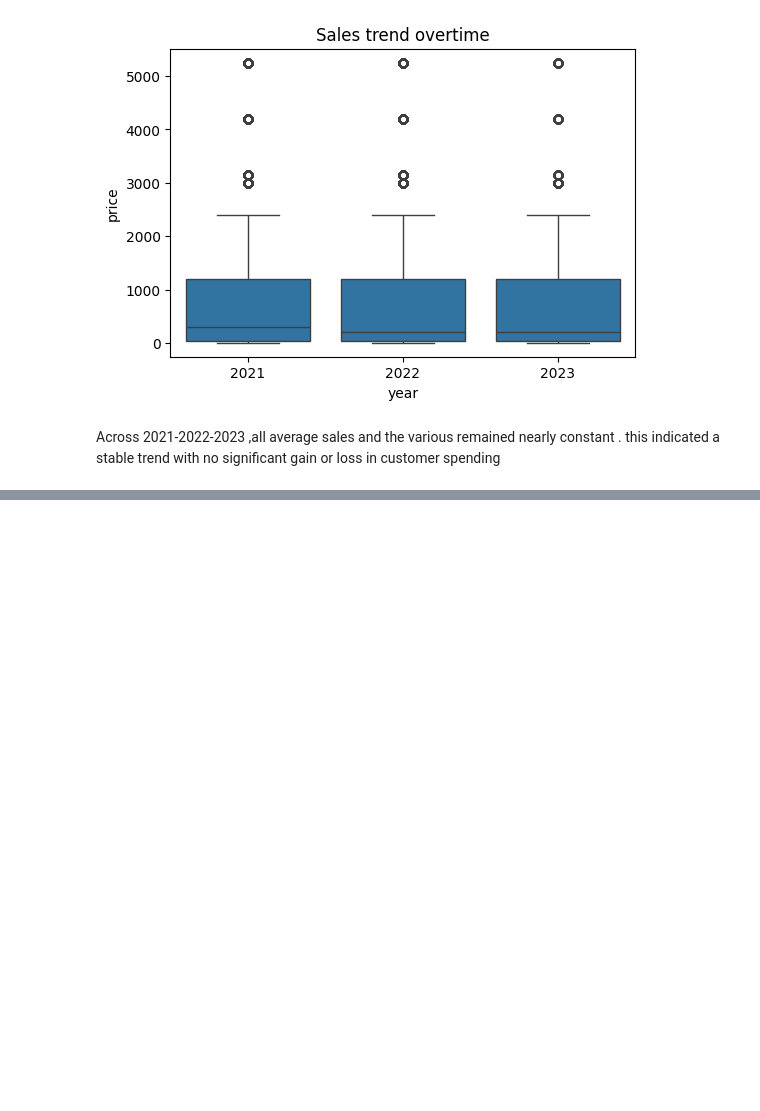
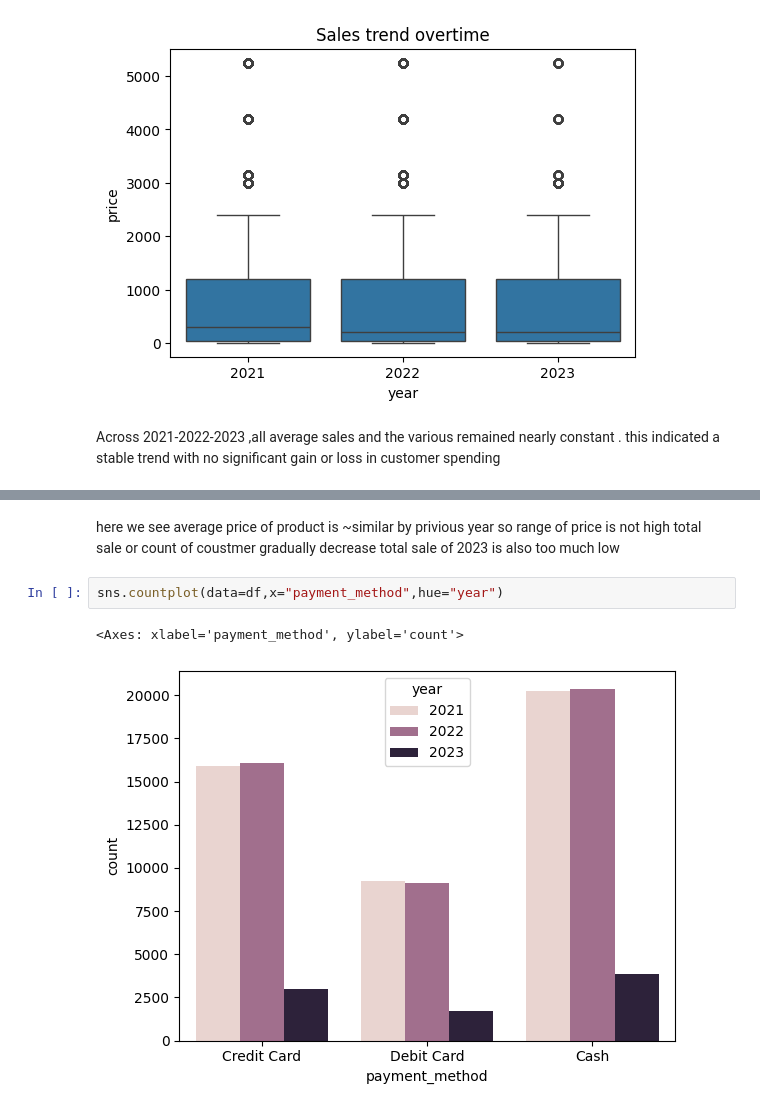
Before and after one commit to Tanishkachakole/coustomer_shopping_behaviour, a Jupyter notebook: ShoppingEDA.ipynb, the cells around one changed output, grey strips where cells are left out. Cells and saved outputs as stored; diff of their text form; blank space fills up the shorter version.

```diff
--- a/ShoppingEDA.ipynb
+++ b/ShoppingEDA.ipynb
@@ -184,0 +253,10 @@ this indicated a stable trend with no significant gain or loss in customer spend
+# %% [markdown]
+here we see average price of product is ~similar by privious year
+so range of price is not high
+total sale or count of coustmer gradually decrease
+total sale of 2023 is also too much low
+# %%
+sns.countplot(data=df,x="payment_method",hue="year")
+# %% [output]
+<Axes: xlabel='payment_method', ylabel='count'>
+[figure, added]
```
Also changed, not shown: parts of 34 cells of this notebook.
